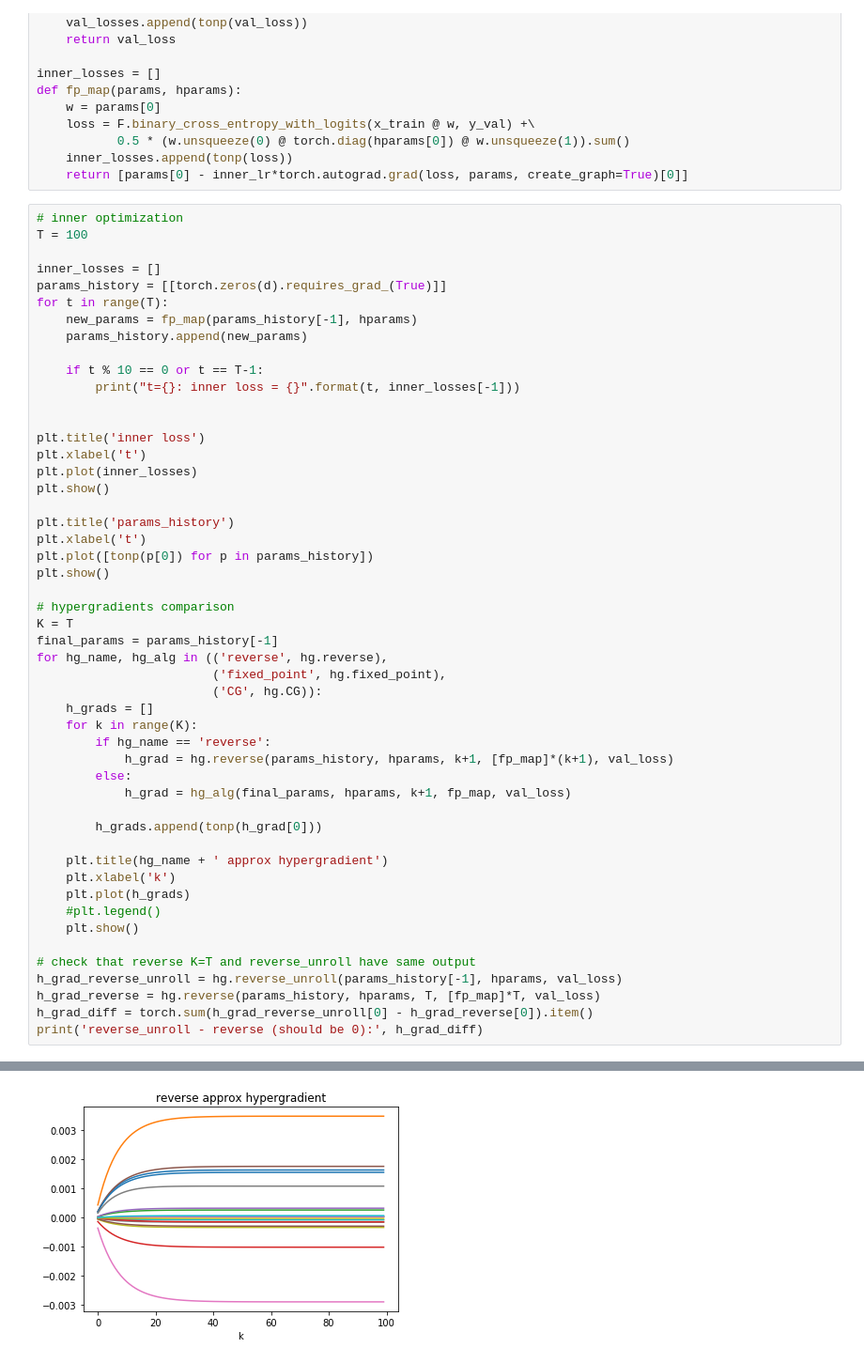
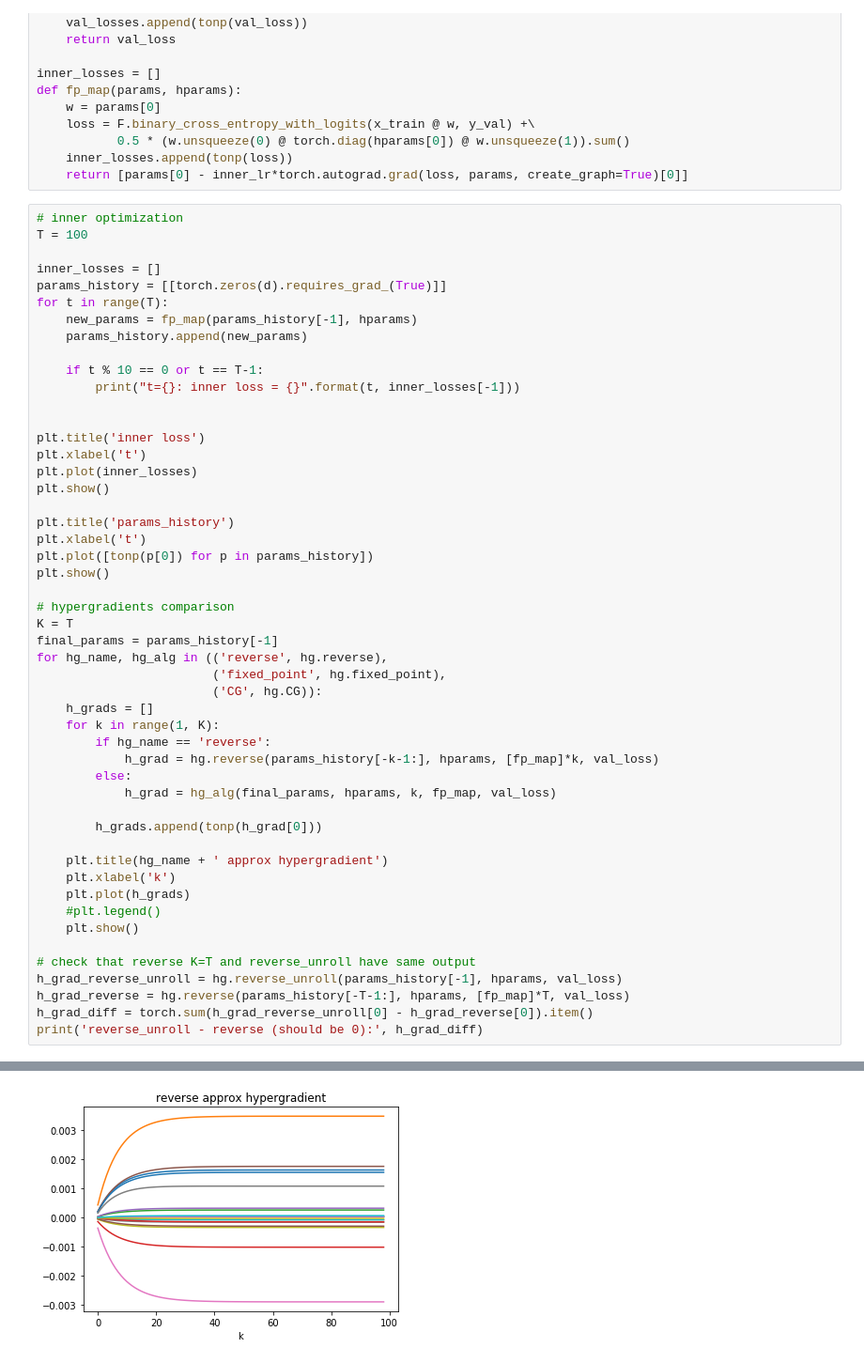
Before and after one commit to prolearner/hypertorch, a Jupyter notebook: examples/logistic_regression.ipynb, the cells around one changed output, grey strips where cells are left out. Shown: that part at 94% size. Cells and saved outputs as stored; diff of their text form.

Commit message:
updated README.md and changed reverse interface

```diff
--- a/examples/logistic_regression.ipynb
+++ b/examples/logistic_regression.ipynb
@@ -85,38 +85,38 @@ for hg_name, hg_alg in (('reverse', hg.reverse),
                         ('fixed_point', hg.fixed_point),
                         ('CG', hg.CG)):
     h_grads = []
-    for k in range(K):
+    for k in range(1, K):
         if hg_name == 'reverse':
-            h_grad = hg.reverse(params_history, hparams, k+1, [fp_map]*(k+1), val_loss)
+            h_grad = hg.reverse(params_history[-k-1:], hparams, [fp_map]*k, val_loss)
         else:
-            h_grad = hg_alg(final_params, hparams, k+1, fp_map, val_loss)
+            h_grad = hg_alg(final_params, hparams, k, fp_map, val_loss)
 
         h_grads.append(tonp(h_grad[0]))
 
     plt.title(hg_name + ' approx hypergradient')
     plt.xlabel('k')
     plt.plot(h_grads)
     #plt.legend()
     plt.show()
 
 # check that reverse K=T and reverse_unroll have same output
 h_grad_reverse_unroll = hg.reverse_unroll(params_history[-1], hparams, val_loss)
-h_grad_reverse = hg.reverse(params_history, hparams, T, [fp_map]*T, val_loss)
+h_grad_reverse = hg.reverse(params_history[-T-1:], hparams, [fp_map]*T, val_loss)
 h_grad_diff = torch.sum(h_grad_reverse_unroll[0] - h_grad_reverse[0]).item()
 print('reverse_unroll - reverse (should be 0):', h_grad_diff)
 # %% [output]
 t=0: inner loss = 0.6931472420692444
 t=10: inner loss = 0.6903730034828186
 t=20: inner loss = 0.6901993751525879
 t=30: inner loss = 0.6901883482933044
 t=40: inner loss = 0.6901876926422119
 t=50: inner loss = 0.6901874542236328
 t=60: inner loss = 0.6901875734329224
 t=70: inner loss = 0.6901875138282776
 t=80: inner loss = 0.6901875138282776
 t=90: inner loss = 0.6901875734329224
 t=99: inner loss = 0.6901875138282776
 reverse_unroll - reverse (should be 0): 0.0
 [figure]
 [figure]
-[figure, old version]
+[figure, new version]
```
Also changed, not shown: parts of 3 cells of this notebook, 2 other files.
